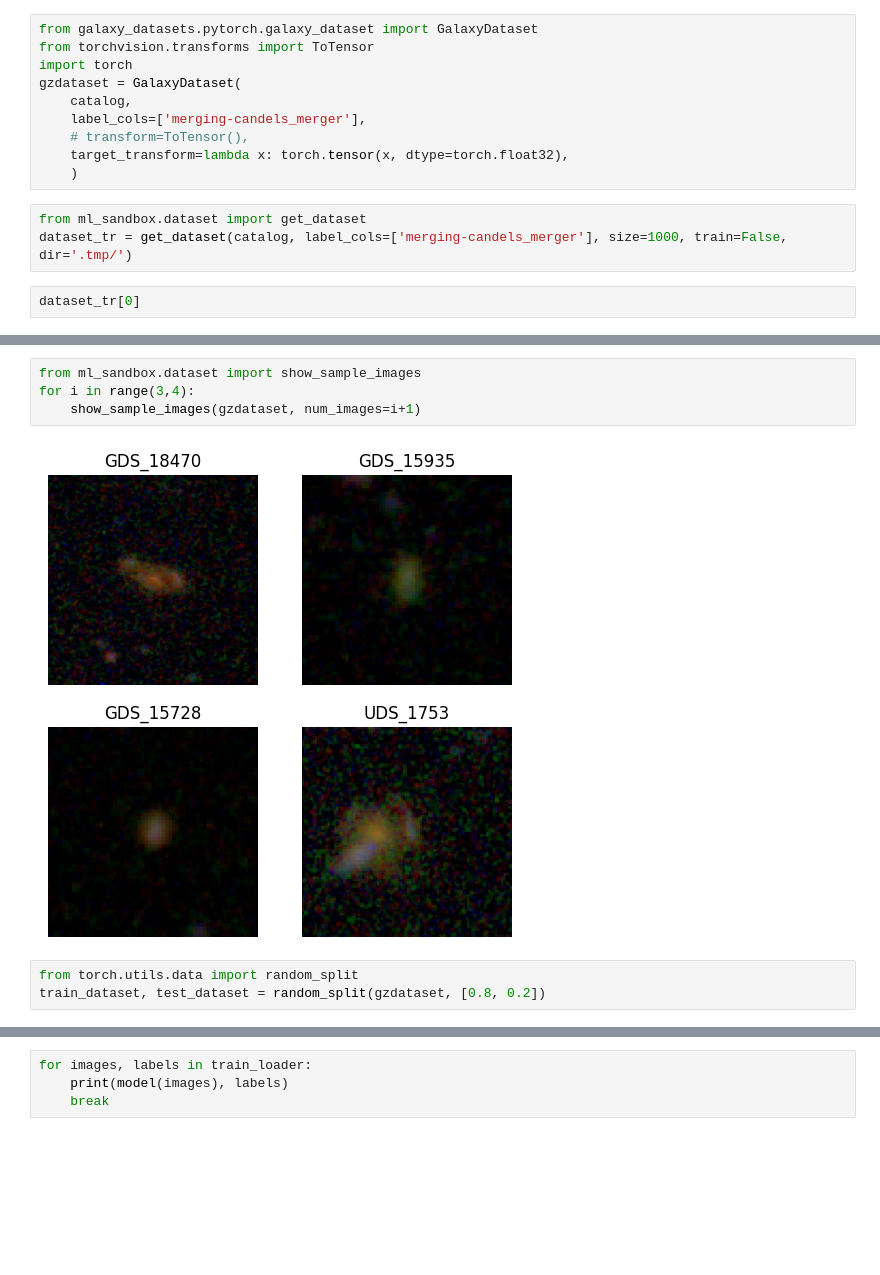
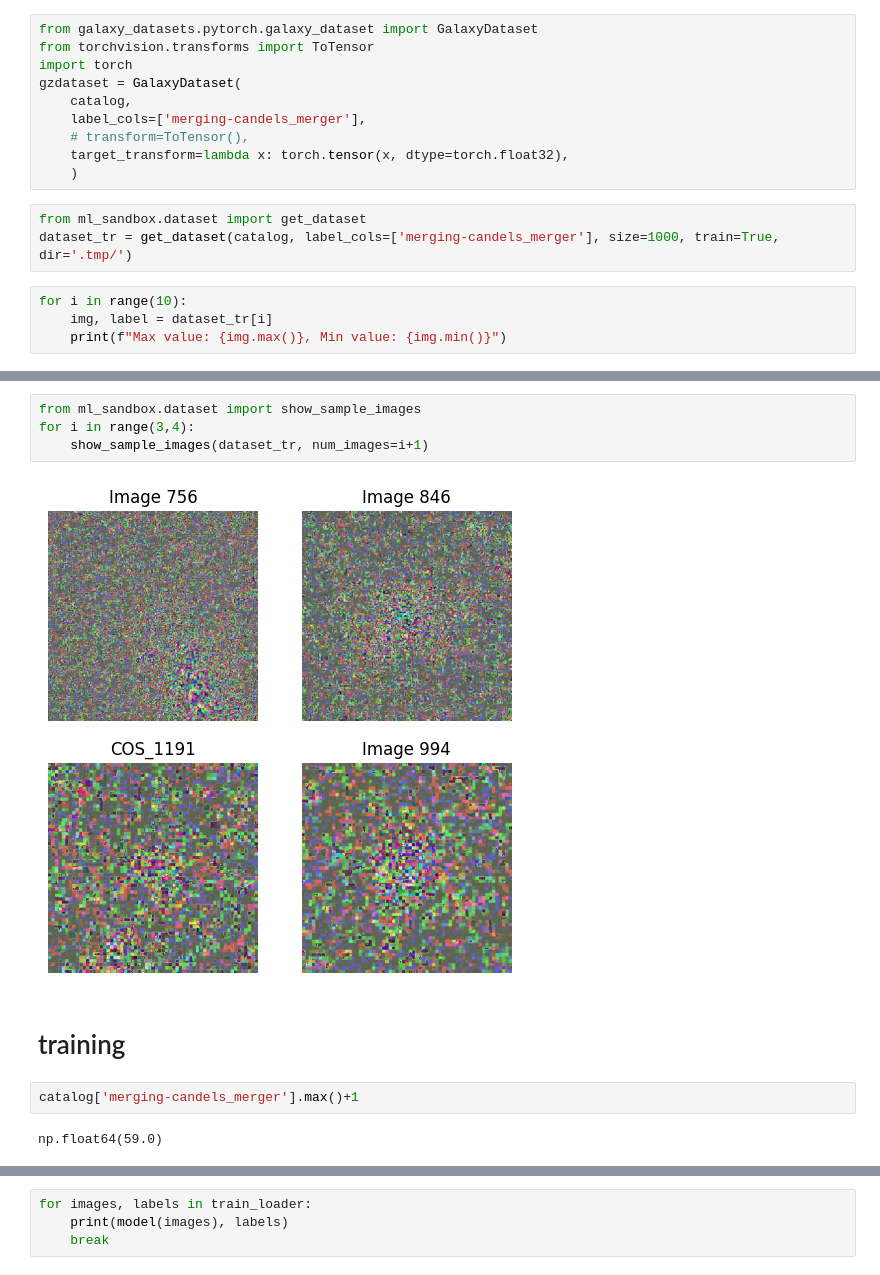
Before and after one commit to sjmckay/ml-sandbox, a Jupyter notebook: sandbox.ipynb, the cells around one changed output, grey strips where cells are left out. Drawn from its saved outputs; the diff is of its cells as text; blank space fills up the shorter version.

```diff
--- a/sandbox.ipynb
+++ b/sandbox.ipynb
@@ -53,7 +35,9 @@ gzdataset = GalaxyDataset(
     )
 # %%
 from ml_sandbox.dataset import get_dataset
-dataset_tr = get_dataset(catalog, label_cols=['merging-candels_merger'], size=1000, train=False, dir='.tmp/')
+dataset_tr = get_dataset(catalog, label_cols=['merging-candels_merger'], size=1000, train=True, dir='.tmp/')
 # %%
-dataset_tr[0]
+for i in range(10):
+    img, label = dataset_tr[i]
+    print(f"Max value: {img.max()}, Min value: {img.min()}")
 # %% [output]
@@ -98,12 +61,15 @@ torch.Size([3, 424, 424])
 # %%
 from ml_sandbox.dataset import show_sample_images
 for i in range(3,4):
-    show_sample_images(gzdataset, num_images=i+1)
+    show_sample_images(dataset_tr, num_images=i+1)
 # %% [output]
-[figure, old version]
+[figure, new version]
-# %%
-from torch.utils.data import random_split
-train_dataset, test_dataset = random_split(gzdataset, [0.8, 0.2])
+# %% [markdown]
+# training
+# %%
+catalog['merging-candels_merger'].max()+1
+# %% [output]
+np.float64(59.0)
 # %%
 from ml_sandbox.models import SimpleCNNClassifier
 from ml_sandbox.train_eval import train_cnn, test_cnn
```
Also changed, not shown: parts of 12 cells of this notebook, 2 other files.
